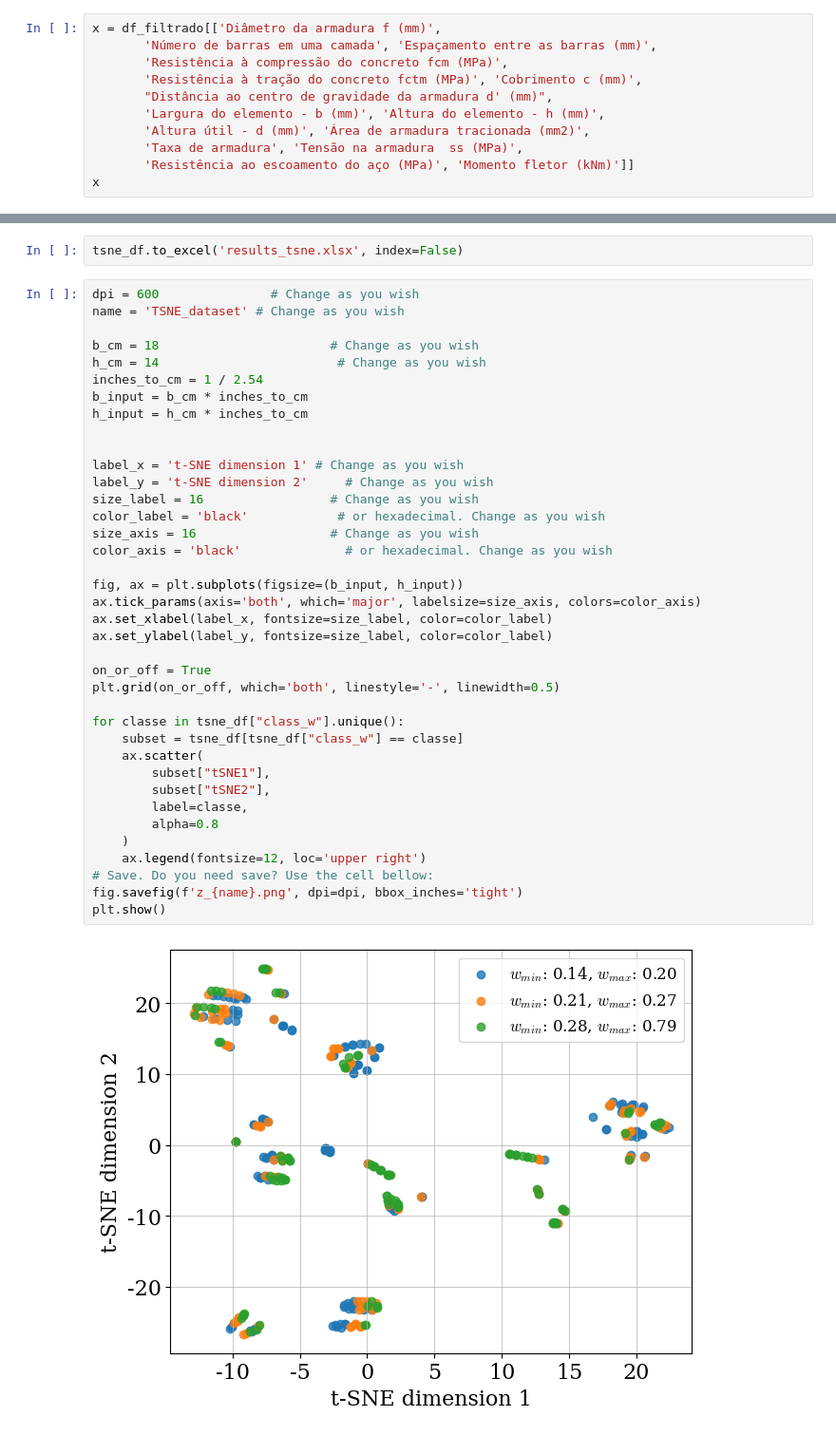
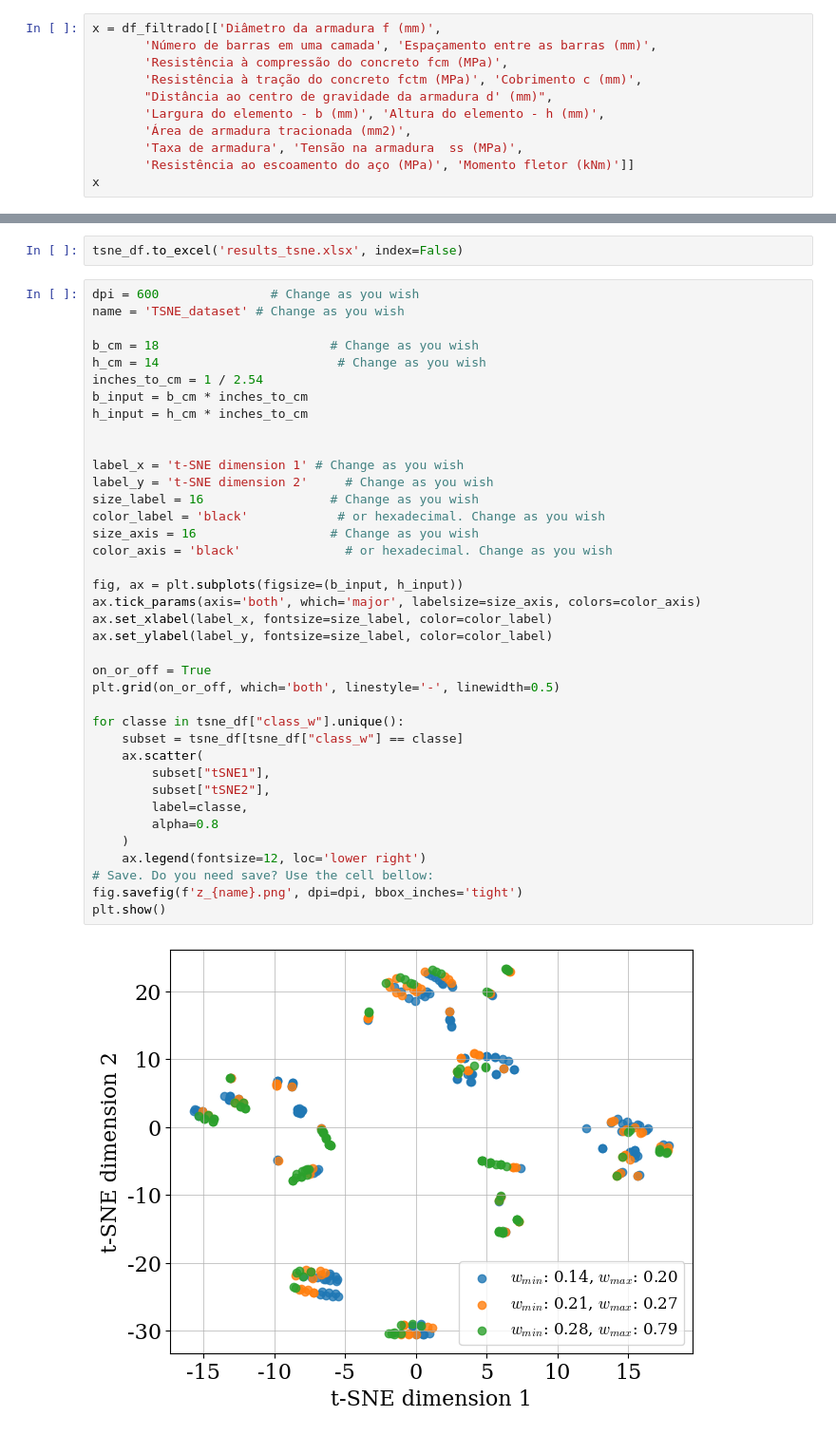
Before and after one commit to wmpjrufg/crack_prediction_symbolic_regression, a Jupyter notebook: tsne/tsne.ipynb, the cells around one changed output, grey strips where cells are left out. Shown at 95% size. Saved outputs shown, nothing was run; the diff lists cells and outputs as text.

```diff
--- a/tsne/tsne.ipynb
+++ b/tsne/tsne.ipynb
@@ -59,7 +61,7 @@ x = df_filtrado[['Diâmetro da armadura f (mm)',
        'Resistência à tração do concreto fctm (MPa)', 'Cobrimento c (mm)',
        "Distância ao centro de gravidade da armadura d' (mm)",
        'Largura do elemento - b (mm)', 'Altura do elemento - h (mm)',
-       'Altura útil - d (mm)', 'Área de armadura tracionada (mm2)',
+       'Área de armadura tracionada (mm2)',
        'Taxa de armadura', 'Tensão na armadura  ss (MPa)',
        'Resistência ao escoamento do aço (MPa)', 'Momento fletor (kNm)']]
 x
@@ -210,35 +212,35 @@ b_input = b_cm * inches_to_cm
 h_input = h_cm * inches_to_cm
 
 
 label_x = 't-SNE dimension 1' # Change as you wish
 label_y = 't-SNE dimension 2'     # Change as you wish
 size_label = 16                 # Change as you wish
 color_label = 'black'            # or hexadecimal. Change as you wish
 size_axis = 16                  # Change as you wish
 color_axis = 'black'              # or hexadecimal. Change as you wish
 
 fig, ax = plt.subplots(figsize=(b_input, h_input))
 ax.tick_params(axis='both', which='major', labelsize=size_axis, colors=color_axis)
 ax.set_xlabel(label_x, fontsize=size_label, color=color_label)
 ax.set_ylabel(label_y, fontsize=size_label, color=color_label)
 
 on_or_off = True
 plt.grid(on_or_off, which='both', linestyle='-', linewidth=0.5)
 
 for classe in tsne_df["class_w"].unique():
     subset = tsne_df[tsne_df["class_w"] == classe]
     ax.scatter(
         subset["tSNE1"],
         subset["tSNE2"],
         label=classe,
         alpha=0.8
     )
-    ax.legend(fontsize=12, loc='upper right')
+    ax.legend(fontsize=12, loc='lower right')
 # Save. Do you need save? Use the cell bellow:
 fig.savefig(f'z_{name}.png', dpi=dpi, bbox_inches='tight')
 plt.show()
 # %% [output]
-[figure, old version]
+[figure, new version]
 # %%
 from sklearn.metrics import silhouette_score
 
```
Also changed, not shown: parts of 5 cells of this notebook, 3 other files.
